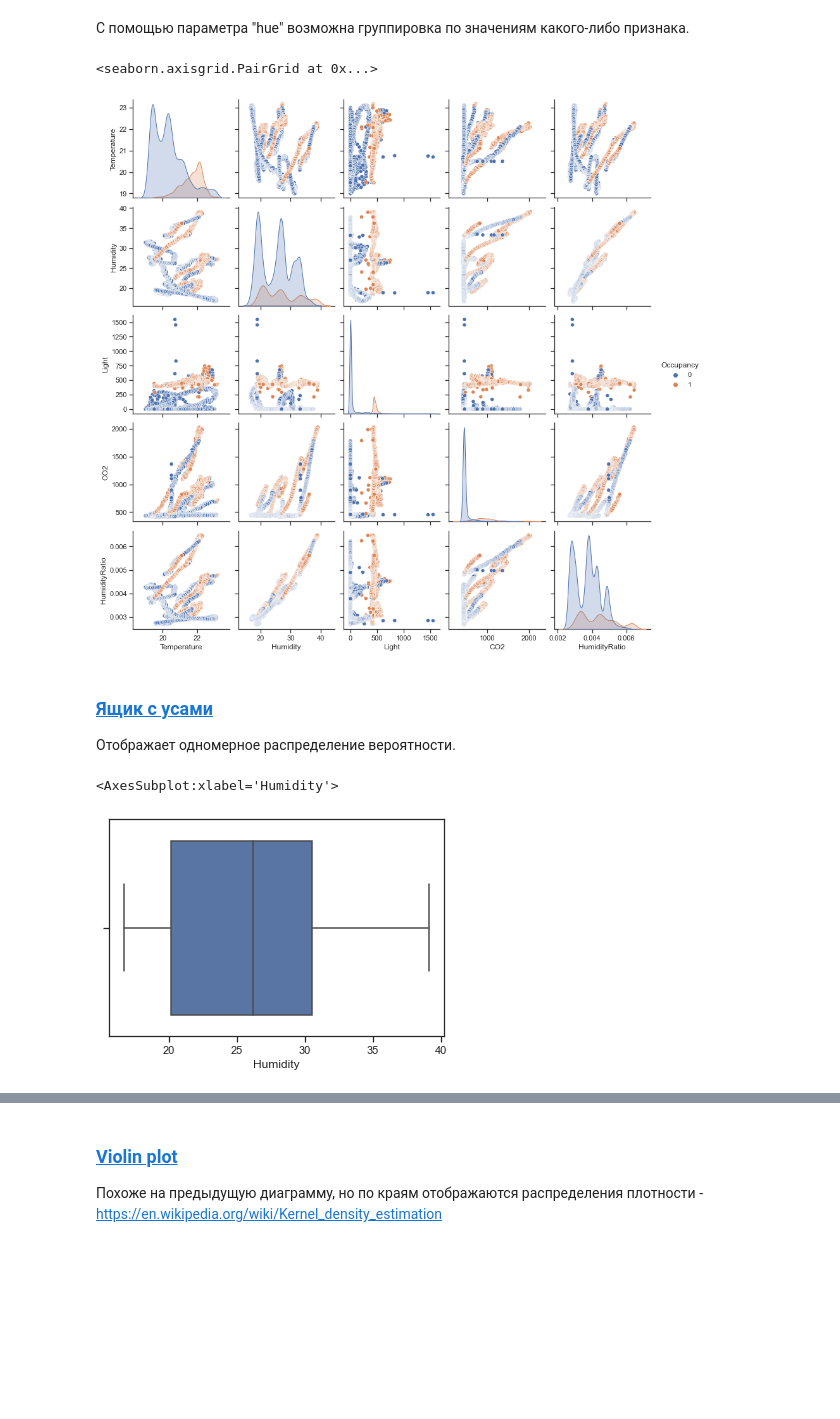
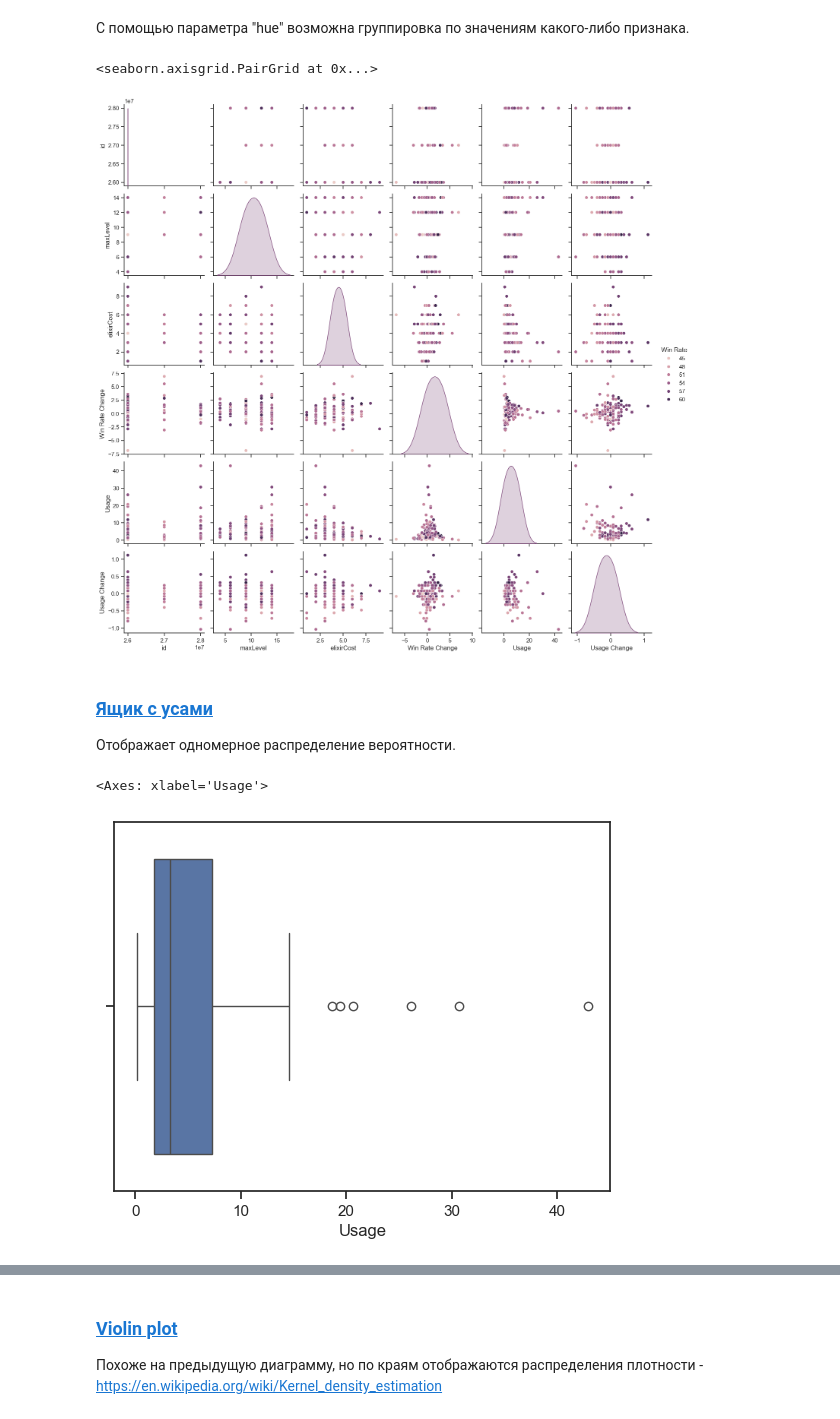
Before and after one commit to Bizerman/TMO, a Jupyter notebook: ClashRoyal_visualization.ipynb, the cells around one changed output, grey strips where cells are left out. Saved outputs shown, nothing was run; the diff lists cells and outputs as text; code cells hidden in the pictures; blank space fills up the shorter version.

```diff
--- a/ClashRoyal_visualization.ipynb
+++ b/ClashRoyal_visualization.ipynb
@@ -42,6 +42,6 @@ sns.set(style="ticks")
 # %%
 # Будем анализировать данные только на обучающей выборке
-data = pd.read_csv('data/datatraining.txt', sep=",")
+data = pd.read_csv('clash_royale_cards.csv', sep=",")
 # %% [markdown]
 # 2) Основные характеристики датасета
 # %%
@@ -181,17 +194,17 @@ sns.pairplot(data)
 # %% [markdown]
 С помощью параметра "hue" возможна группировка по значениям какого-либо признака.
 # %%
-sns.pairplot(data, hue="Occupancy")
+sns.pairplot(data, hue="Win Rate")
 # %% [output]
 <seaborn.axisgrid.PairGrid at 0x...>
-[figure, old version]
+[figure, new version]
 # %% [markdown]
 ### [Ящик с усами](https://en.wikipedia.org/wiki/Box_plot)
 Отображает одномерное распределение вероятности.
 # %%
-sns.boxplot(x=data['Humidity'])
+sns.boxplot(x=data['Usage'])
 # %% [output]
-<AxesSubplot:xlabel='Humidity'>
+<Axes: xlabel='Usage'>
-[figure, old version]
+[figure, new version]
 # %%
 # По вертикали
```
Also changed, not shown: parts of 35 cells of this notebook.
